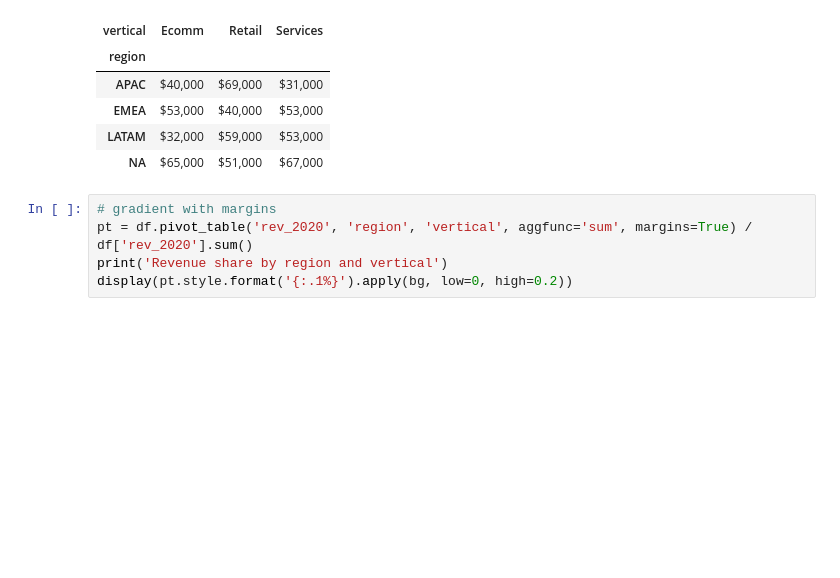
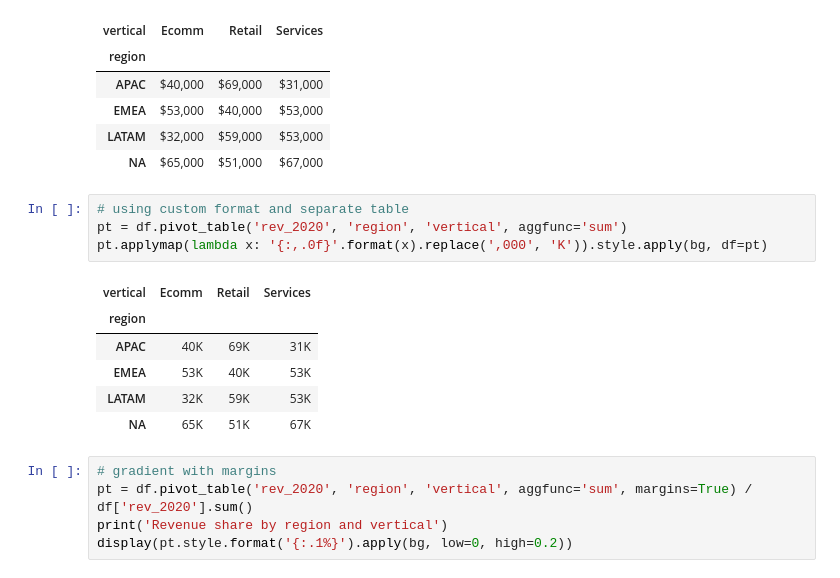
Before and after one commit to noallynoclan/colab, a Jupyter notebook: pandas_plots.ipynb, the cells around one changed output. Saved outputs shown, nothing was run; the diff lists cells and outputs as text; blank space fills up the shorter version.

```diff
--- a/pandas_plots.ipynb
+++ b/pandas_plots.ipynb
@@ -81,6 +81,17 @@ Revenue by region and vertical
 | EMEA | $53,000 | $40,000 | $53,000 |
 | LATAM | $32,000 | $59,000 | $53,000 |
 | NA | $65,000 | $51,000 | $67,000 |
+# %%
+# using custom format and separate table
+pt = df.pivot_table('rev_2020', 'region', 'vertical', aggfunc='sum')
+pt.applymap(lambda x: '{:,.0f}'.format(x).replace(',000', 'K')).style.apply(bg, df=pt)
+# %% [output]
+| vertical | Ecomm | Retail | Services |
+| region |  |  |  |
+| APAC | 40K | 69K | 31K |
+| EMEA | 53K | 40K | 53K |
+| LATAM | 32K | 59K | 53K |
+| NA | 65K | 51K | 67K |
 # %%
 # gradient with margins
 pt = df.pivot_table('rev_2020', 'region', 'vertical', aggfunc='sum', margins=True) / df['rev_2020'].sum()
```
